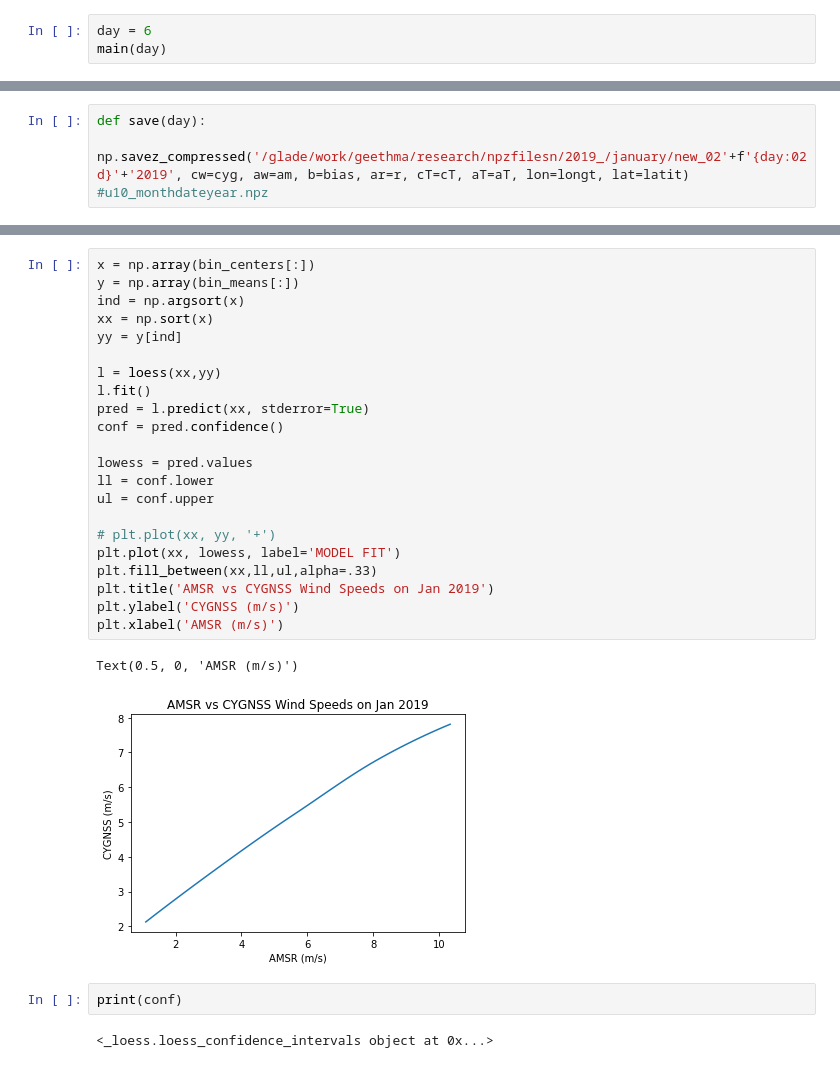
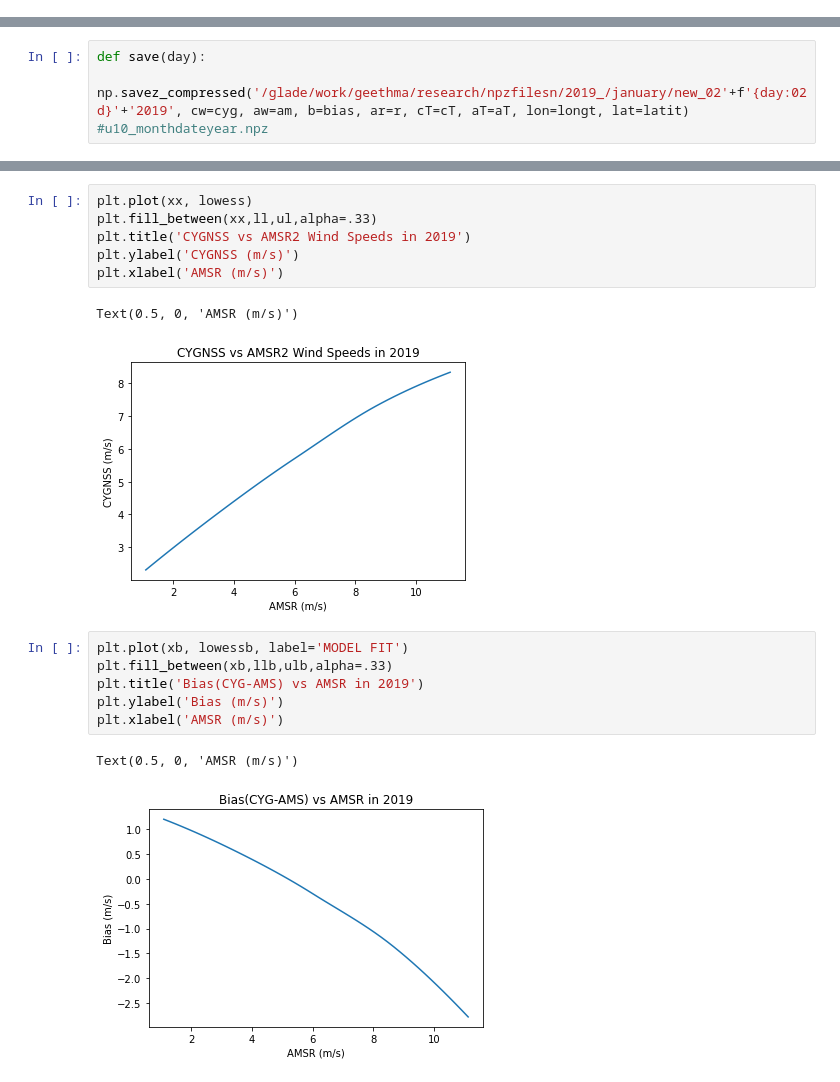
Before and after one commit to geethmaw/link, a Jupyter notebook: intersect.ipynb, the cells around one changed output, grey strips where cells are left out. Saved outputs shown, nothing was run; the diff lists cells and outputs as text.

```diff
--- a/intersect.ipynb
+++ b/intersect.ipynb
@@ -50,6 +50,3 @@ def main(day):
 
 
     ##########
-# %%
-day = 6
-main(day)
@@ -250,29 +262,18 @@ Text(11, 2, 'cygnss - AMSR = -1.22(m/s)')
 # %%
-x = np.array(bin_centers[:])
-y = np.array(bin_means[:])
-ind = np.argsort(x)
-xx = np.sort(x)
-yy = y[ind]
-
-l = loess(xx,yy)
-l.fit()
-pred = l.predict(xx, stderror=True)
-conf = pred.confidence()
-
-lowess = pred.values
-ll = conf.lower
-ul = conf.upper
-
-# plt.plot(xx, yy, '+')
-plt.plot(xx, lowess, label='MODEL FIT')
+plt.plot(xx, lowess)
 plt.fill_between(xx,ll,ul,alpha=.33)
-plt.title('AMSR vs CYGNSS Wind Speeds on Jan 2019')
+plt.title('CYGNSS vs AMSR2 Wind Speeds in 2019')
 plt.ylabel('CYGNSS (m/s)')
 plt.xlabel('AMSR (m/s)')
 # %% [output]
 Text(0.5, 0, 'AMSR (m/s)')
-[figure, old version]
+[figure, new version]
-# %%
-print(conf)
-# %% [output]
-<_loess.loess_confidence_intervals object at 0x...>
+# %%
+plt.plot(xb, lowessb, label='MODEL FIT')
+plt.fill_between(xb,llb,ulb,alpha=.33)
+plt.title('Bias(CYG-AMS) vs AMSR in 2019')
+plt.ylabel('Bias (m/s)')
+plt.xlabel('AMSR (m/s)')
+# %% [output]
+Text(0.5, 0, 'AMSR (m/s)')
+[figure, added]
```
Also changed, not shown: parts of 21 cells of this notebook, 4 other files.
